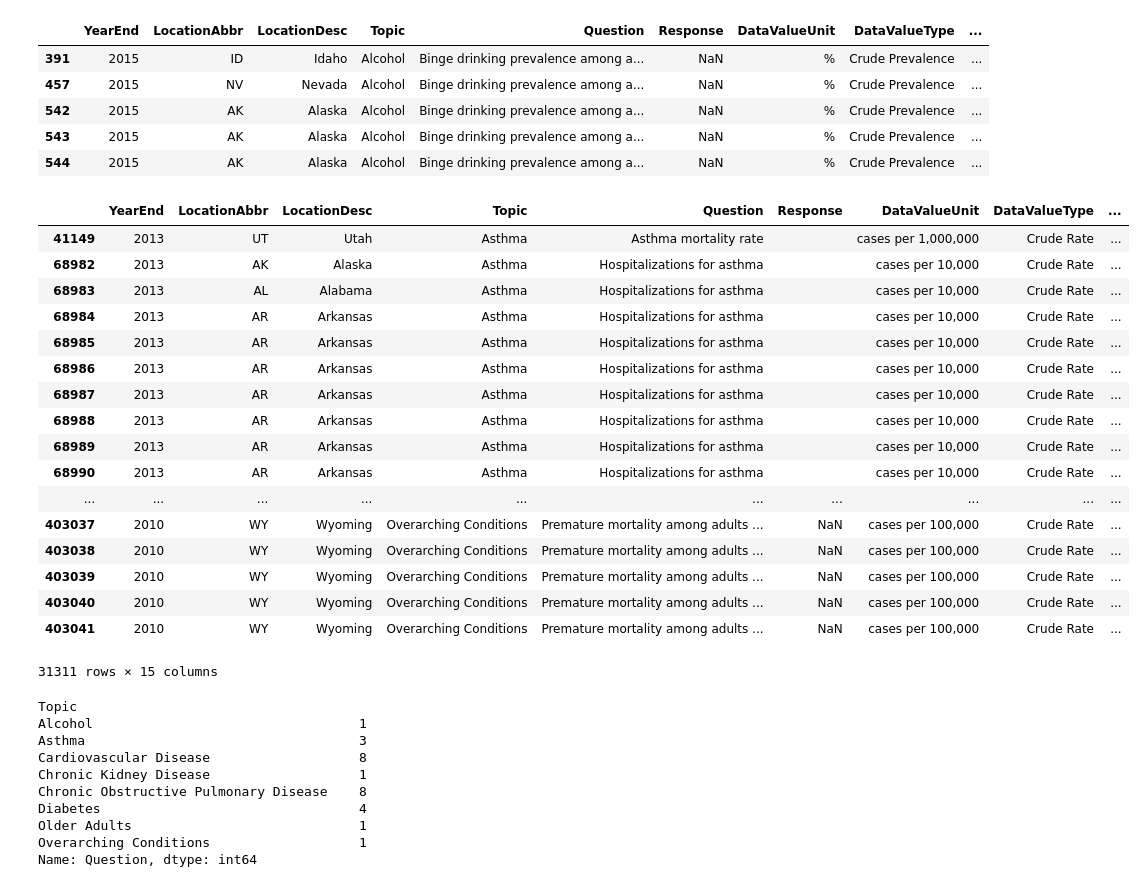
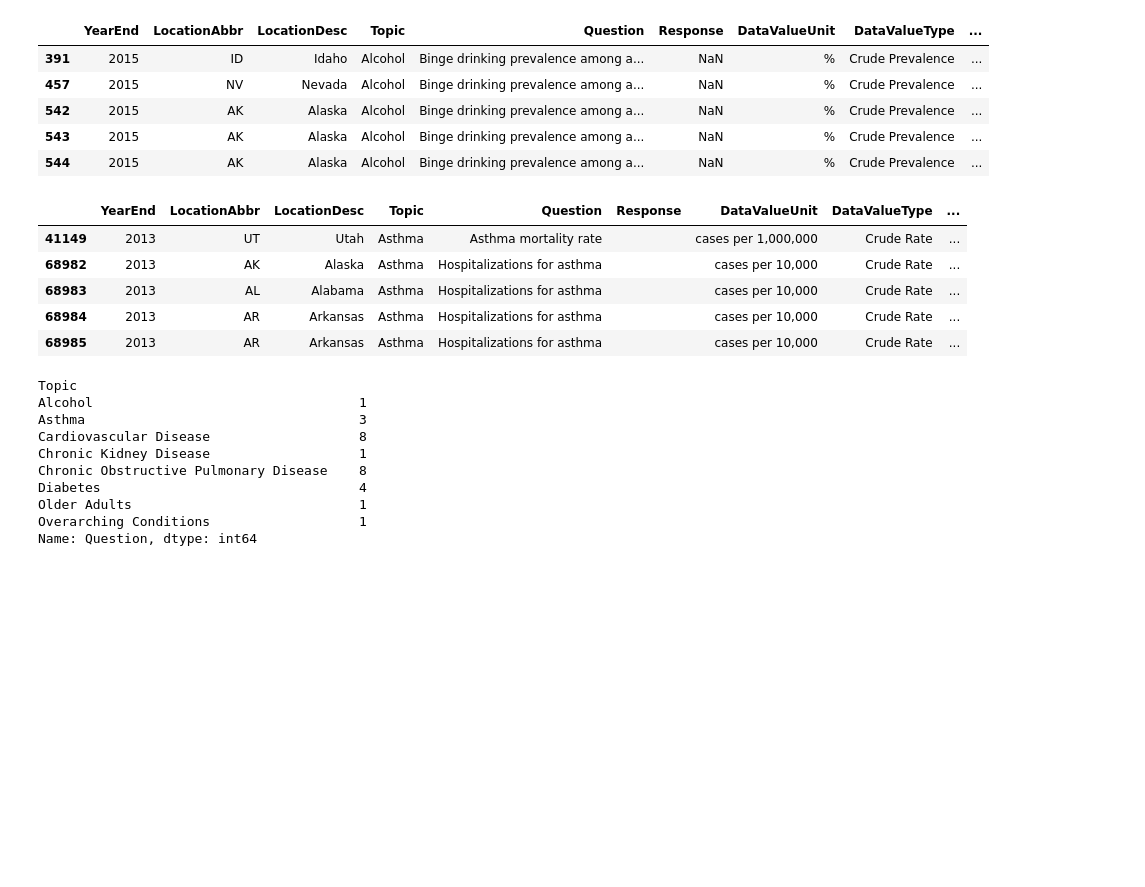
Before and after one commit to ByronIAllen/DataAnalysis_Project1, a Jupyter notebook: demo_book.ipynb, the cells around one changed output. Drawn from its saved outputs; the diff is of its cells as text; code cells hidden in the pictures; blank space fills up the shorter version.

```diff
--- a/demo_book.ipynb
+++ b/demo_book.ipynb
@@ -86,26 +86,15 @@ prevalence_df.head()
 # %%
 cleaned_mort_df = clean_start.loc[(clean_start["DataValueType"] == "Crude Rate"),:]
 
-cleaned_mort_df
+cleaned_mort_df["DataValue"].dropna(how='any')
+cleaned_mort_df.head()
 # %% [output]
 |  | YearEnd | LocationAbbr | LocationDesc | Topic | Question | Response | DataValueUnit | DataValueType | ... |
 | 41149 | 2013 | UT | Utah | Asthma | Asthma mortality rate |  | cases per 1,000,000 | Crude Rate | ... |
 | 68982 | 2013 | AK | Alaska | Asthma | Hospitalizations for asthma |  | cases per 10,000 | Crude Rate | ... |
 | 68983 | 2013 | AL | Alabama | Asthma | Hospitalizations for asthma |  | cases per 10,000 | Crude Rate | ... |
 | 68984 | 2013 | AR | Arkansas | Asthma | Hospitalizations for asthma |  | cases per 10,000 | Crude Rate | ... |
 | 68985 | 2013 | AR | Arkansas | Asthma | Hospitalizations for asthma |  | cases per 10,000 | Crude Rate | ... |
-| 68986 | 2013 | AR | Arkansas | Asthma | Hospitalizations for asthma |  | cases per 10,000 | Crude Rate | ... |
-| 68987 | 2013 | AR | Arkansas | Asthma | Hospitalizations for asthma |  | cases per 10,000 | Crude Rate | ... |
-| 68988 | 2013 | AR | Arkansas | Asthma | Hospitalizations for asthma |  | cases per 10,000 | Crude Rate | ... |
-| 68989 | 2013 | AR | Arkansas | Asthma | Hospitalizations for asthma |  | cases per 10,000 | Crude Rate | ... |
-| 68990 | 2013 | AR | Arkansas | Asthma | Hospitalizations for asthma |  | cases per 10,000 | Crude Rate | ... |
-| ... | ... | ... | ... | ... | ... | ... | ... | ... | ... |
-| 403037 | 2010 | WY | Wyoming | Overarching Conditions | Premature mortality among adults ... | NaN | cases per 100,000 | Crude Rate | ... |
-| 403038 | 2010 | WY | Wyoming | Overarching Conditions | Premature mortality among adults ... | NaN | cases per 100,000 | Crude Rate | ... |
-| 403039 | 2010 | WY | Wyoming | Overarching Conditions | Premature mortality among adults ... | NaN | cases per 100,000 | Crude Rate | ... |
-| 403040 | 2010 | WY | Wyoming | Overarching Conditions | Premature mortality among adults ... | NaN | cases per 100,000 | Crude Rate | ... |
-| 403041 | 2010 | WY | Wyoming | Overarching Conditions | Premature mortality among adults ... | NaN | cases per 100,000 | Crude Rate | ... |
-31311 rows × 15 columns
 # %%
 cleaned_mort_df.groupby("Topic")["Question"].nunique()
 # %% [output]
```
Also changed, not shown: parts of 11 cells of this notebook, 2 other files.
